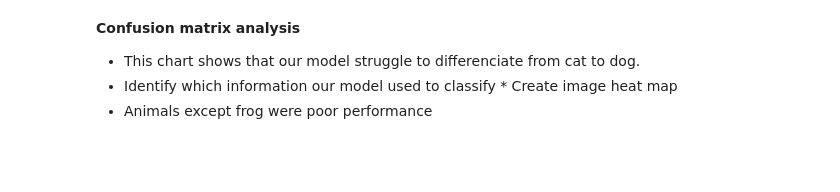
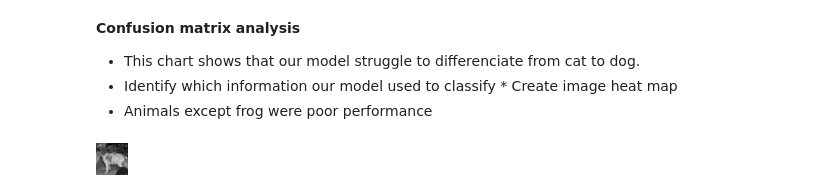
Before and after one commit to itoshiyanazawa/cnn_project, a Jupyter notebook: main.ipynb, the cells around one changed output. Drawn from its saved outputs; the diff is of its cells as text; code cells hidden in the pictures; blank space fills up the shorter version.

```diff
--- a/main.ipynb
+++ b/main.ipynb
@@ -318,3 +326,22 @@ Text(95.72222222222221, 0.5, 'True')
   *    Identify which information our model used to classify
     *    Create image heat map
 *   Animals except frog were poor performance
+# %%
+# Display
+from IPython.display import Image, display
+import matplotlib as mpl
+import matplotlib.pyplot as plt
+
+model_builder = keras.applications.xception.Xception
+img_size = (299, 299)
+preprocess_input = keras.applications.xception.preprocess_input
+decode_predictions = keras.applications.xception.decode_predictions
+
+last_conv_layer_name = "block14_sepconv2_act"
+
+# The local path to our target image
+img_path = '/content/temp_dog.jpg'
+
+display(Image(img_path))
+# %% [output]
+[figure, added]
```
Also changed, not shown: parts of 16 cells of this notebook.
